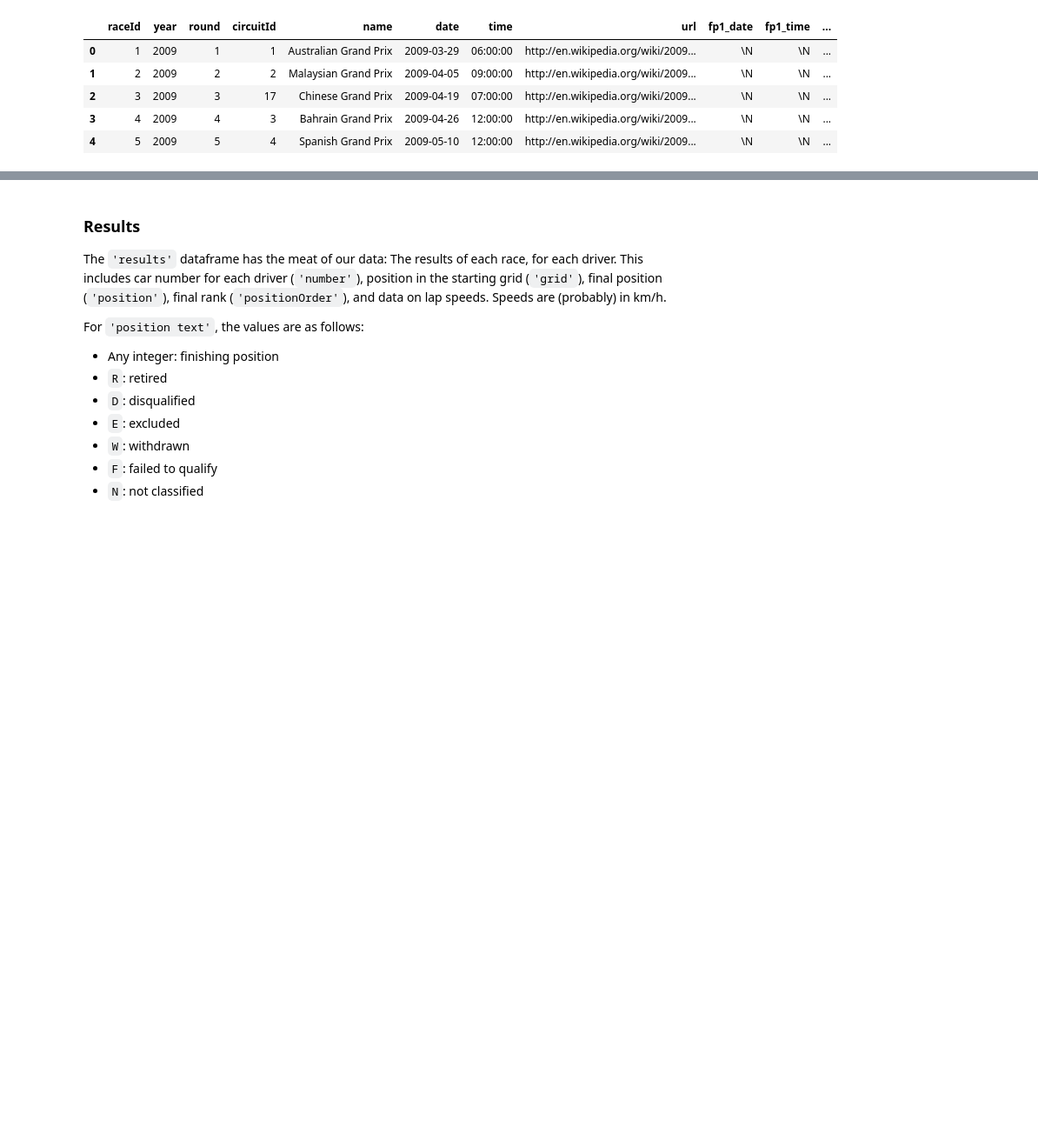
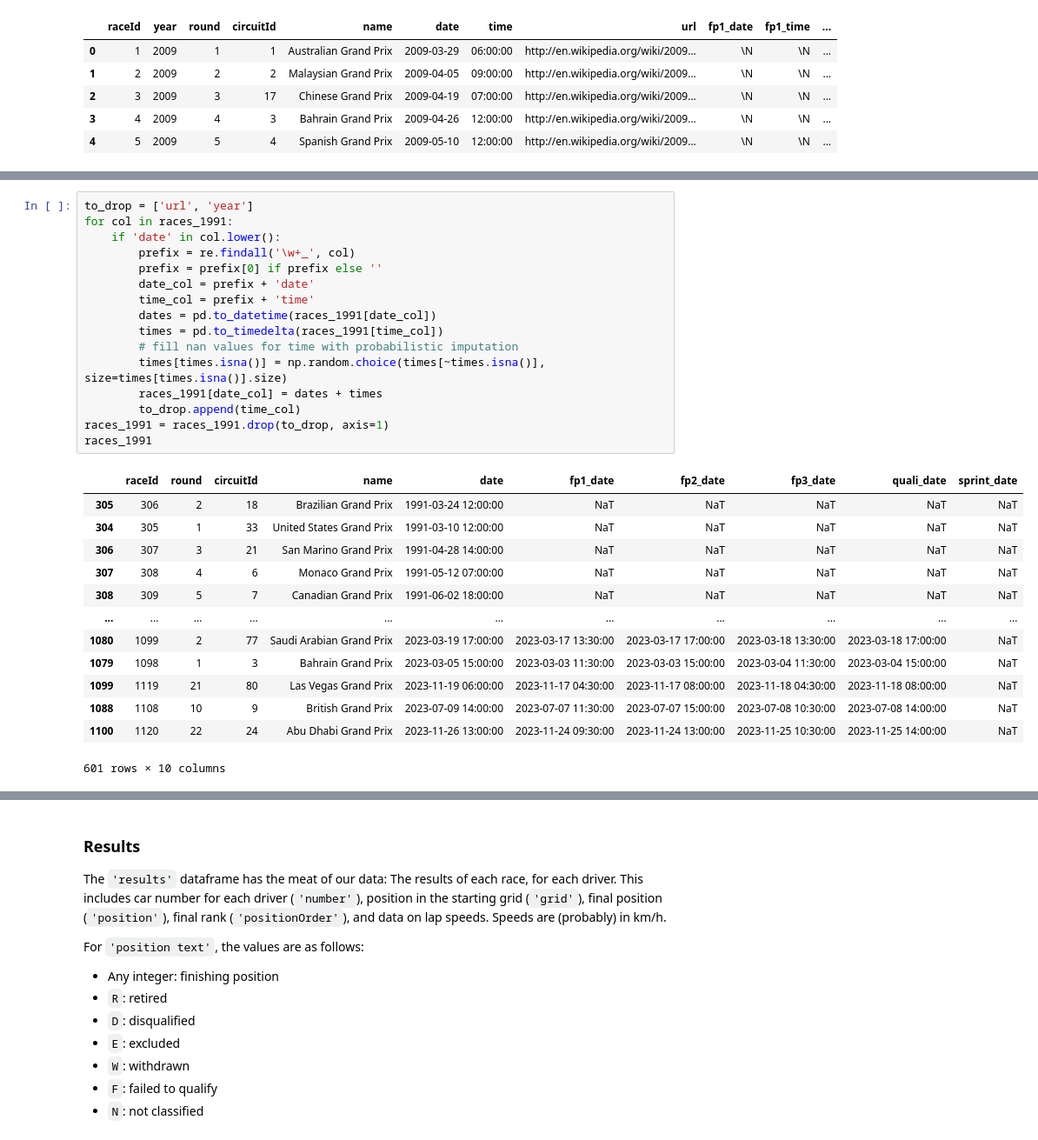
Before and after one commit to TQZhang04/f1-analysis, a Jupyter notebook: data_cleaning.ipynb, the cells around one changed output, grey strips where cells are left out. Shown at 87% size. Cells and saved outputs as stored; diff of their text form; blank space fills up the shorter version.

```diff
--- a/data_cleaning.ipynb
+++ b/data_cleaning.ipynb
@@ -134,0 +290,30 @@ races.head()
+# %%
+to_drop = ['url', 'year']
+for col in races_1991:
+    if 'date' in col.lower():
+        prefix = re.findall('\w+_', col)
+        prefix = prefix[0] if prefix else ''
+        date_col = prefix + 'date'
+        time_col = prefix + 'time'
+        dates = pd.to_datetime(races_1991[date_col])
+        times = pd.to_timedelta(races_1991[time_col])
+        # fill nan values for time with probabilistic imputation
+        times[times.isna()] = np.random.choice(times[~times.isna()], size=times[times.isna()].size)
+        races_1991[date_col] = dates + times
+        to_drop.append(time_col)
+races_1991 = races_1991.drop(to_drop, axis=1)
+races_1991
+# %% [output]
+|  | raceId | round | circuitId | name | date | fp1_date | fp2_date | fp3_date | quali_date | sprint_date |
+| 305 | 306 | 2 | 18 | Brazilian Grand Prix | 1991-03-24 12:00:00 | NaT | NaT | NaT | NaT | NaT |
+| 304 | 305 | 1 | 33 | United States Grand Prix | 1991-03-10 12:00:00 | NaT | NaT | NaT | NaT | NaT |
+| 306 | 307 | 3 | 21 | San Marino Grand Prix | 1991-04-28 14:00:00 | NaT | NaT | NaT | NaT | NaT |
+| 307 | 308 | 4 | 6 | Monaco Grand Prix | 1991-05-12 07:00:00 | NaT | NaT | NaT | NaT | NaT |
+| 308 | 309 | 5 | 7 | Canadian Grand Prix | 1991-06-02 18:00:00 | NaT | NaT | NaT | NaT | NaT |
+| ... | ... | ... | ... | ... | ... | ... | ... | ... | ... | ... |
+| 1080 | 1099 | 2 | 77 | Saudi Arabian Grand Prix | 2023-03-19 17:00:00 | 2023-03-17 13:30:00 | 2023-03-17 17:00:00 | 2023-03-18 13:30:00 | 2023-03-18 17:00:00 | NaT |
+| 1079 | 1098 | 1 | 3 | Bahrain Grand Prix | 2023-03-05 15:00:00 | 2023-03-03 11:30:00 | 2023-03-03 15:00:00 | 2023-03-04 11:30:00 | 2023-03-04 15:00:00 | NaT |
+| 1099 | 1119 | 21 | 80 | Las Vegas Grand Prix | 2023-11-19 06:00:00 | 2023-11-17 04:30:00 | 2023-11-17 08:00:00 | 2023-11-18 04:30:00 | 2023-11-18 08:00:00 | NaT |
+| 1088 | 1108 | 10 | 9 | British Grand Prix | 2023-07-09 14:00:00 | 2023-07-07 11:30:00 | 2023-07-07 15:00:00 | 2023-07-08 10:30:00 | 2023-07-08 14:00:00 | NaT |
+| 1100 | 1120 | 22 | 24 | Abu Dhabi Grand Prix | 2023-11-26 13:00:00 | 2023-11-24 09:30:00 | 2023-11-24 13:00:00 | 2023-11-25 10:30:00 | 2023-11-25 14:00:00 | NaT |
+601 rows × 10 columns
```
Also changed, not shown: parts of 36 cells of this notebook, 1 other file.
